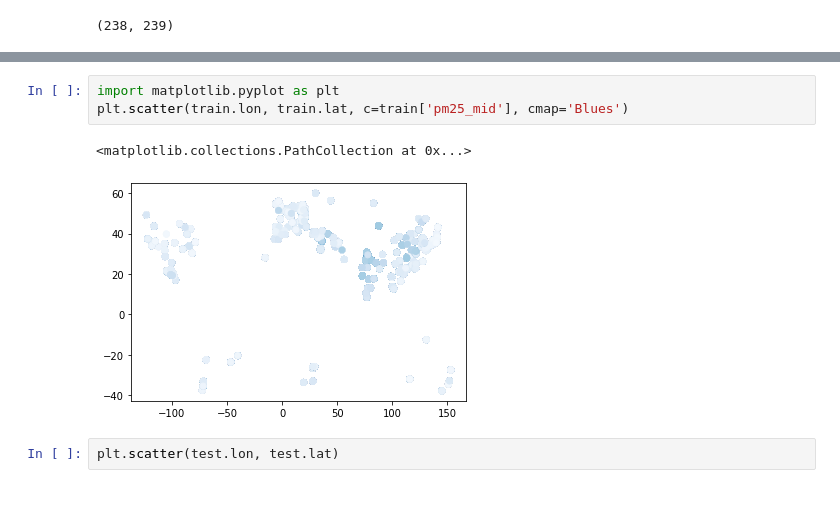
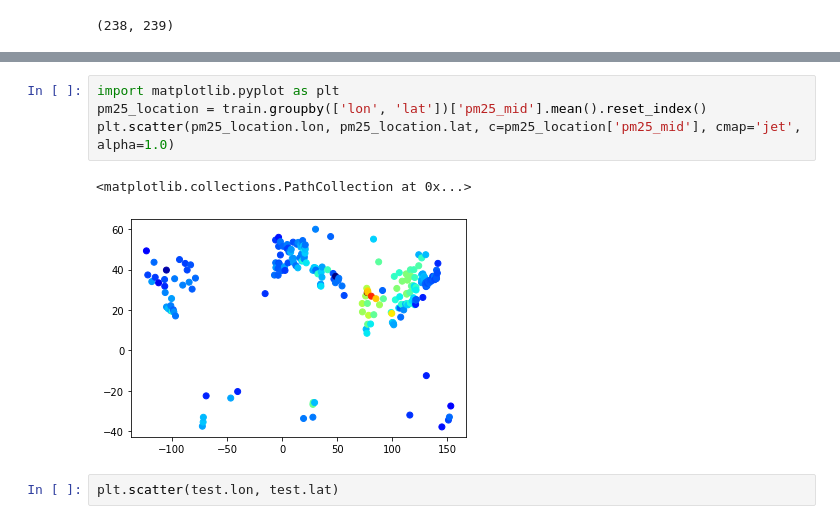
Before and after one commit to tenten0727/sony_pm25, a Jupyter notebook: notebook/004_nb.ipynb, the cells around one changed output, grey strips where cells are left out. Drawn from its saved outputs; the diff is of its cells as text.

```diff
--- a/notebook/004_nb.ipynb
+++ b/notebook/004_nb.ipynb
@@ -36,9 +57,10 @@ train.lon.nunique(), train.lat.nunique()
 # %%
 import matplotlib.pyplot as plt
-plt.scatter(train.lon, train.lat, c=train['pm25_mid'], cmap='Blues')
+pm25_location = train.groupby(['lon', 'lat'])['pm25_mid'].mean().reset_index()
+plt.scatter(pm25_location.lon, pm25_location.lat, c=pm25_location['pm25_mid'], cmap='jet', alpha=1.0)
 # %% [output]
 <matplotlib.collections.PathCollection at 0x...>
-[figure, old version]
+[figure, new version]
 # %%
 plt.scatter(test.lon, test.lat)
 # %% [output]
```
Also changed, not shown: parts of 1 cell of this notebook, 1 other file.
